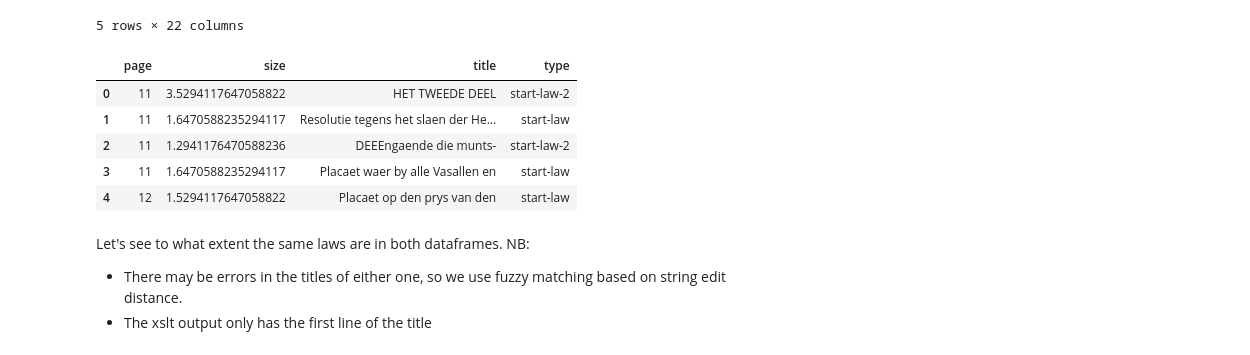
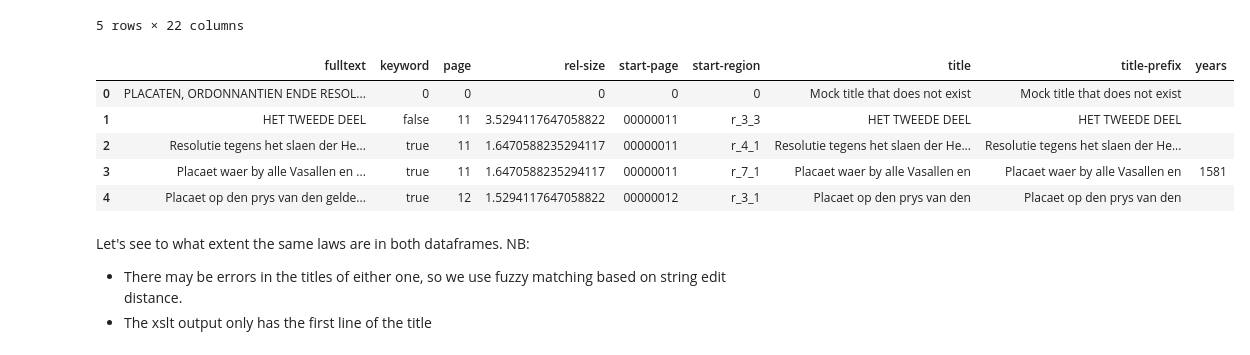
Before and after one commit to KBNLresearch/EntangledHistories, a Jupyter notebook: CompareToGT.ipynb, the cells around one changed output. Saved outputs shown, nothing was run; the diff lists cells and outputs as text; code cells hidden in the pictures.

```diff
--- a/CompareToGT.ipynb
+++ b/CompareToGT.ipynb
@@ -12,10 +14,10 @@ import nltk
 # load ground truth (gt)
 #dt = {'pdfpaginastart':int, 'Volledigetiteltekst':str}
 
-with open('../categories/Gelderlandboek_cat2.csv', 'r') as f:
+with open('../categories/Gelderlandboek_cat3.csv', 'r') as f:
     gt= pd.read_csv(f, sep=';', nrows=435 ) # file has empty lines
 
-gt.rename(columns={'pdfpaginastart':'page', 'Volledigetiteltekst':'title'}, inplace=True )
+gt.rename(columns={'pdfpaginastart':'page', 'Volledigetiteltekst':'title', 'CodeMPIER1':'CODEMPIER1'}, inplace=True )
 gt.head()
 # %% [output]
 |  | TranskribusID | NUMBERTEST | Gewest | Instrument | Instrumentoverige | Jaarhand | Maand | Dagnr | ... |
@@ -27,29 +29,27 @@ gt.head()
 5 rows × 22 columns
 # %%
 # load processed info (xslt output)
-def iter_docs(author):
-    author_attr = author.attrib
-    for doc in author.iter('Header'):
-        doc_dict = author_attr.copy()
-        doc_dict.update(doc.attrib)
-        doc_dict['page']=int(doc_dict['page'])
-        doc_dict['title_start'] = doc.text
-        yield doc_dict
+def iter_laws(root):
+    for law in root.iter('Law'):
+        law_dict = law.attrib
+        law_dict['page']=int(law_dict['start-page'])
+        law_dict['title'] =law_dict['title-prefix']
+        law_dict['fulltext']=law.text
+        yield law_dict
 
-with open('process_page_output.xml','r') as f:
+with open('process_page_phase2_output.xml','r') as f:
     etree = ET.parse(f)
 
-doc_df = pd.DataFrame(list(iter_docs(etree.getroot())))
-doc_df.rename(columns={'title_start':'title'}, inplace=True)
+doc_df = pd.DataFrame(list(iter_laws(etree.getroot())))
 
 doc_df.head()
 # %% [output]
-|  | page | size | title | type |
-| 0 | 11 | 3.5294117647058822 | HET TWEEDE DEEL | start-law-2 |
-| 1 | 11 | 1.6470588235294117 | Resolutie tegens het slaen der He... | start-law |
-| 2 | 11 | 1.2941176470588236 | DEEEngaende die munts- | start-law-2 |
-| 3 | 11 | 1.6470588235294117 | Placaet waer by alle Vasallen en | start-law |
-| 4 | 12 | 1.5294117647058822 | Placaet op den prys van den | start-law |
+|  | fulltext | keyword | page | rel-size | start-page | start-region | title | title-prefix | years |
+| 0 | PLACATEN, ORDONNANTIEN ENDE RESOL... | 0 | 0 | 0 | 0 | 0 | Mock title that does not exist | Mock title that does not exist |  |
+| 1 | HET TWEEDE DEEL | false | 11 | 3.5294117647058822 | 00000011 | r_3_3 | HET TWEEDE DEEL | HET TWEEDE DEEL |  |
+| 2 | Resolutie tegens het slaen der He... | true | 11 | 1.6470588235294117 | 00000011 | r_4_1 | Resolutie tegens het slaen der He... | Resolutie tegens het slaen der He... |  |
+| 3 | Placaet waer by alle Vasallen en ... | true | 11 | 1.6470588235294117 | 00000011 | r_7_1 | Placaet waer by alle Vasallen en | Placaet waer by alle Vasallen en | 1581 |
+| 4 | Placaet op den prys van den gelde... | true | 12 | 1.5294117647058822 | 00000012 | r_3_1 | Placaet op den prys van den | Placaet op den prys van den |  |
 # %% [markdown]
 Let's see to what extent the same laws are in both dataframes.
 NB:
```
Also changed, not shown: parts of 9 cells of this notebook.
